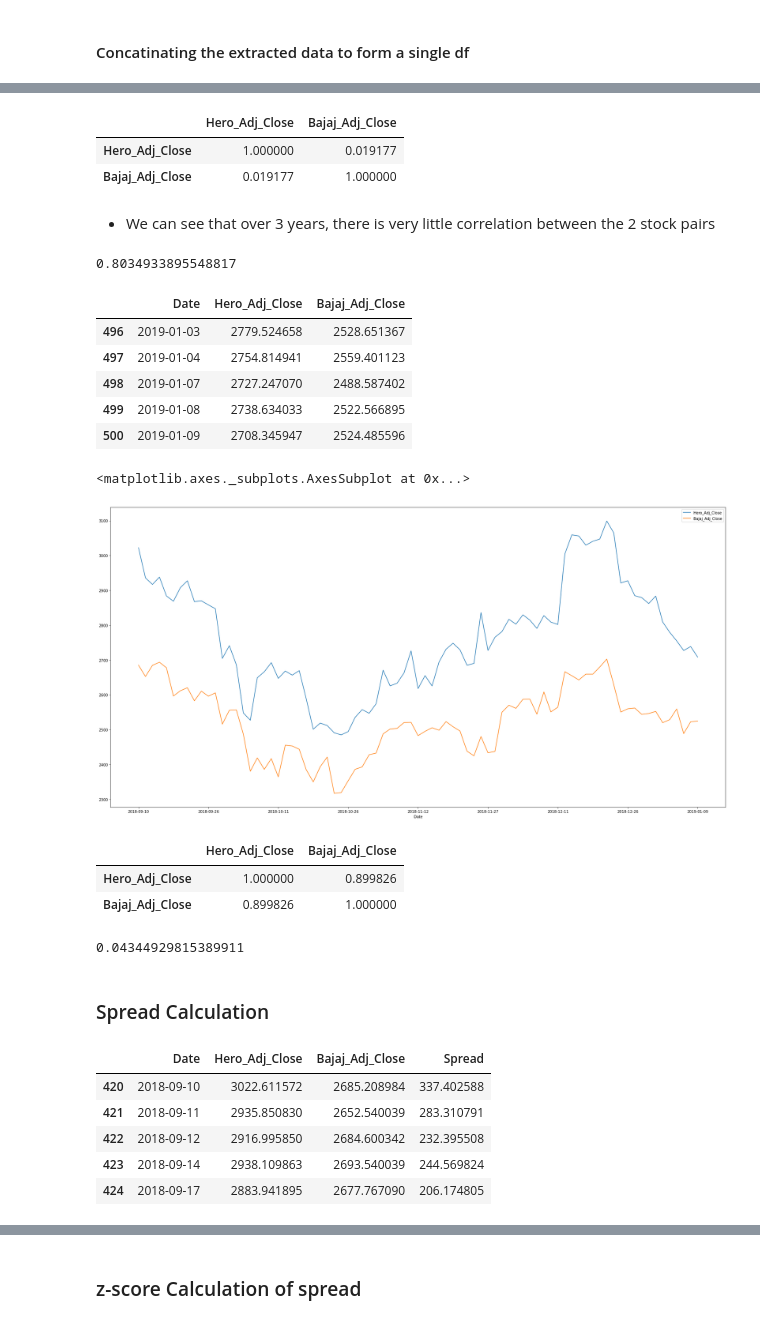
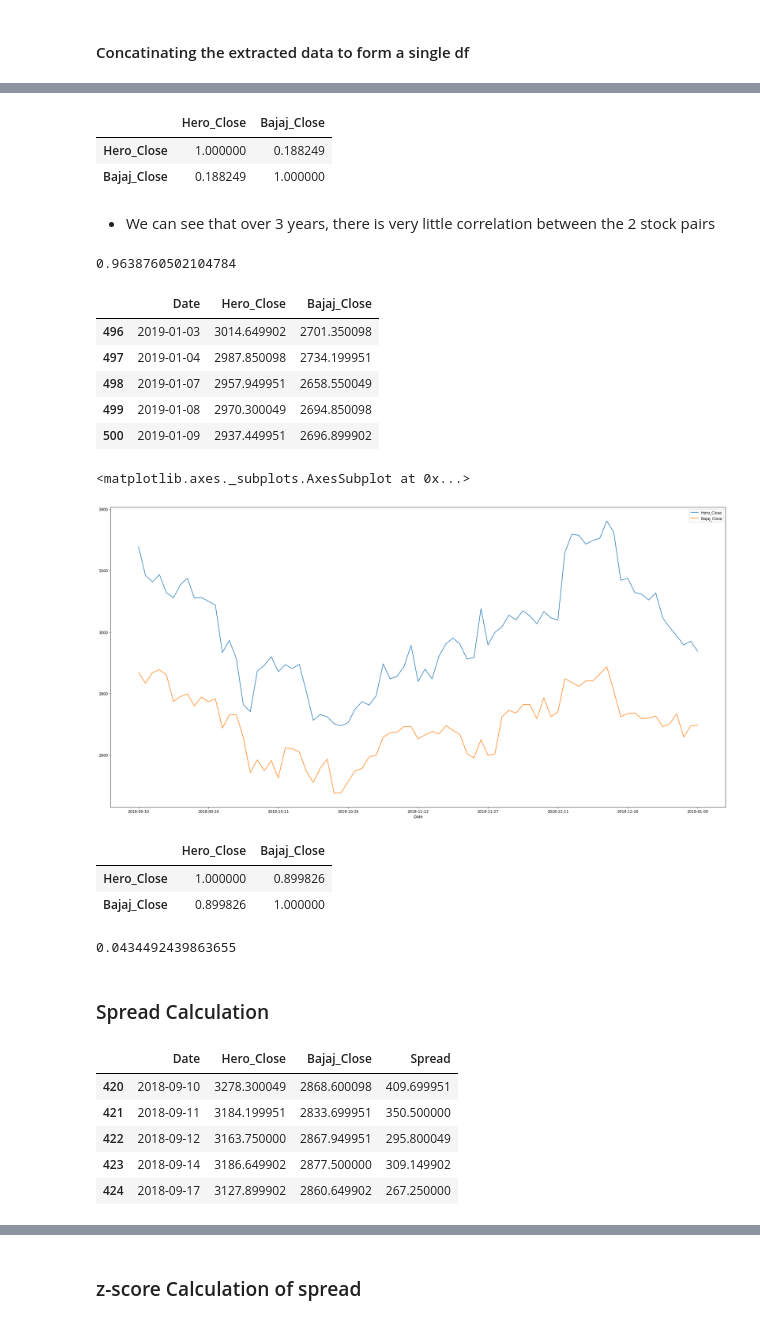
Before and after one commit to Varun487/DataAnalytics_PairTradingModels, a Jupyter notebook: Preprocess/Pair1/Pair1_Bajaj-Auto_Hero_Motoco.ipynb, the cells around one changed output, grey strips where cells are left out. Cells and saved outputs as stored; diff of their text form; code cells hidden in the pictures.

```diff
--- a/Preprocess/Pair1/Pair1_Bajaj-Auto_Hero_Motoco.ipynb
+++ b/Preprocess/Pair1/Pair1_Bajaj-Auto_Hero_Motoco.ipynb
@@ -61,7 +61,7 @@ hero_df.describe()
 #### Extracting the Adjacent close prices of both stocks to graph them
 # %%
 # Adjacent close prices of bajaj
-bajaj_close = bajaj_df.drop(columns=['High', 'Low', 'Open', 'Close', 'Volume', 'Company', 'Exchange'])
-bajaj_close = bajaj_close.rename(columns={'Adj Close': 'Bajaj_Adj_Close'})
+bajaj_close = bajaj_df.drop(columns=['High', 'Low', 'Open', 'Adj Close', 'Volume', 'Company', 'Exchange'])
+bajaj_close = bajaj_close.rename(columns={'Close': 'Bajaj_Close'})
 bajaj_close.head()
 # %% [output]
@@ -75,6 +75,6 @@ bajaj_close.head()
 # %%
 # Adjacent close prices of hero
-hero_close = hero_df.drop(columns=['High', 'Low', 'Open', 'Close', 'Volume', 'Company', 'Exchange'])
-hero_close = hero_close.rename(columns={'Adj Close': 'Hero_Adj_Close'})
+hero_close = hero_df.drop(columns=['High', 'Low', 'Open', 'Adj Close', 'Volume', 'Company', 'Exchange'])
+hero_close = hero_close.rename(columns={'Close': 'Hero_Close'})
 hero_close.head()
 # %% [output]
@@ -116,56 +116,56 @@ pair1_df.plot(x='Date', y=['Hero_Adj_Close', 'Bajaj_Adj_Close'], figsize=(30,15)
 # %%
 pair1_df.corr()
 # %% [output]
-|  | Hero_Adj_Close | Bajaj_Adj_Close |
-| Hero_Adj_Close | 1.000000 | 0.019177 |
-| Bajaj_Adj_Close | 0.019177 | 1.000000 |
+|  | Hero_Close | Bajaj_Close |
+| Hero_Close | 1.000000 | 0.188249 |
+| Bajaj_Close | 0.188249 | 1.000000 |
 # %% [markdown]
 - We can see that over 3 years, there is very little correlation between the 2 stock pairs
 # %%
-score, pvalue, _ = coint(pair1_df["Hero_Adj_Close"], pair1_df["Bajaj_Adj_Close"])
+score, pvalue, _ = coint(pair1_df["Hero_Close"], pair1_df["Bajaj_Close"])
 pvalue
 # %% [output]
-0.8034933895548817
+0.9638760502104784
 # %%
 # taking a slice of the df
 pair1_df = pair1_df[pair1_df['Date'] >= "2018-09-09"]
 pair1_df = pair1_df[pair1_df['Date'] <= "2019-01-09"]
 pair1_df.tail()
 # %% [output]
-|  | Date | Hero_Adj_Close | Bajaj_Adj_Close |
-| 496 | 2019-01-03 | 2779.524658 | 2528.651367 |
-| 497 | 2019-01-04 | 2754.814941 | 2559.401123 |
-| 498 | 2019-01-07 | 2727.247070 | 2488.587402 |
-| 499 | 2019-01-08 | 2738.634033 | 2522.566895 |
-| 500 | 2019-01-09 | 2708.345947 | 2524.485596 |
+|  | Date | Hero_Close | Bajaj_Close |
+| 496 | 2019-01-03 | 3014.649902 | 2701.350098 |
+| 497 | 2019-01-04 | 2987.850098 | 2734.199951 |
+| 498 | 2019-01-07 | 2957.949951 | 2658.550049 |
+| 499 | 2019-01-08 | 2970.300049 | 2694.850098 |
+| 500 | 2019-01-09 | 2937.449951 | 2696.899902 |
 # %%
-pair1_df.plot(x='Date', y=['Hero_Adj_Close', 'Bajaj_Adj_Close'], figsize=(30,15))
+pair1_df.plot(x='Date', y=['Hero_Close', 'Bajaj_Close'], figsize=(30,15))
 # %% [output]
 <matplotlib.axes._subplots.AxesSubplot at 0x...>
-[figure, old version]
+[figure, new version]
 # %%
 pair1_df.corr()
 # %% [output]
-|  | Hero_Adj_Close | Bajaj_Adj_Close |
-| Hero_Adj_Close | 1.000000 | 0.899826 |
-| Bajaj_Adj_Close | 0.899826 | 1.000000 |
+|  | Hero_Close | Bajaj_Close |
+| Hero_Close | 1.000000 | 0.899826 |
+| Bajaj_Close | 0.899826 | 1.000000 |
 # %%
-score, pvalue, _ = coint(pair1_df["Hero_Adj_Close"], pair1_df["Bajaj_Adj_Close"])
+score, pvalue, _ = coint(pair1_df["Hero_Close"], pair1_df["Bajaj_Close"])
 pvalue
 # %% [output]
-0.04344929815389911
+0.0434492439863655
 # %% [markdown]
 ### Spread Calculation
 # %%
-pair1_df["Spread"] = pair1_df["Hero_Adj_Close"] - pair1_df["Bajaj_Adj_Close"]
+pair1_df["Spread"] = pair1_df["Hero_Close"] - pair1_df["Bajaj_Close"]
 pair1_df.head()
 # %% [output]
-|  | Date | Hero_Adj_Close | Bajaj_Adj_Close | Spread |
-| 420 | 2018-09-10 | 3022.611572 | 2685.208984 | 337.402588 |
-| 421 | 2018-09-11 | 2935.850830 | 2652.540039 | 283.310791 |
-| 422 | 2018-09-12 | 2916.995850 | 2684.600342 | 232.395508 |
-| 423 | 2018-09-14 | 2938.109863 | 2693.540039 | 244.569824 |
-| 424 | 2018-09-17 | 2883.941895 | 2677.767090 | 206.174805 |
+|  | Date | Hero_Close | Bajaj_Close | Spread |
+| 420 | 2018-09-10 | 3278.300049 | 2868.600098 | 409.699951 |
+| 421 | 2018-09-11 | 3184.199951 | 2833.699951 | 350.500000 |
+| 422 | 2018-09-12 | 3163.750000 | 2867.949951 | 295.800049 |
+| 423 | 2018-09-14 | 3186.649902 | 2877.500000 | 309.149902 |
+| 424 | 2018-09-17 | 3127.899902 | 2860.649902 | 267.250000 |
 # %%
 pair1_spread_mean = pair1_df.Spread.mean()
 spread_std = pair1_df.Spread.std()
```
Also changed, not shown: parts of 13 cells of this notebook, 3 other files.
